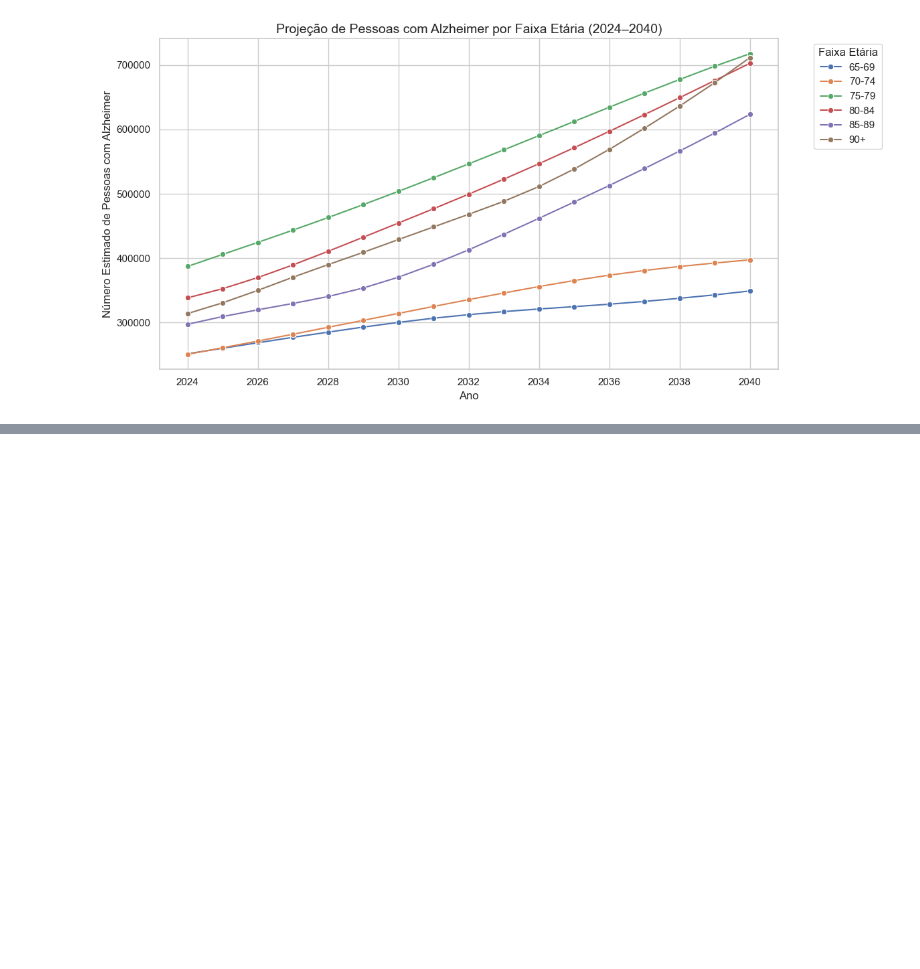
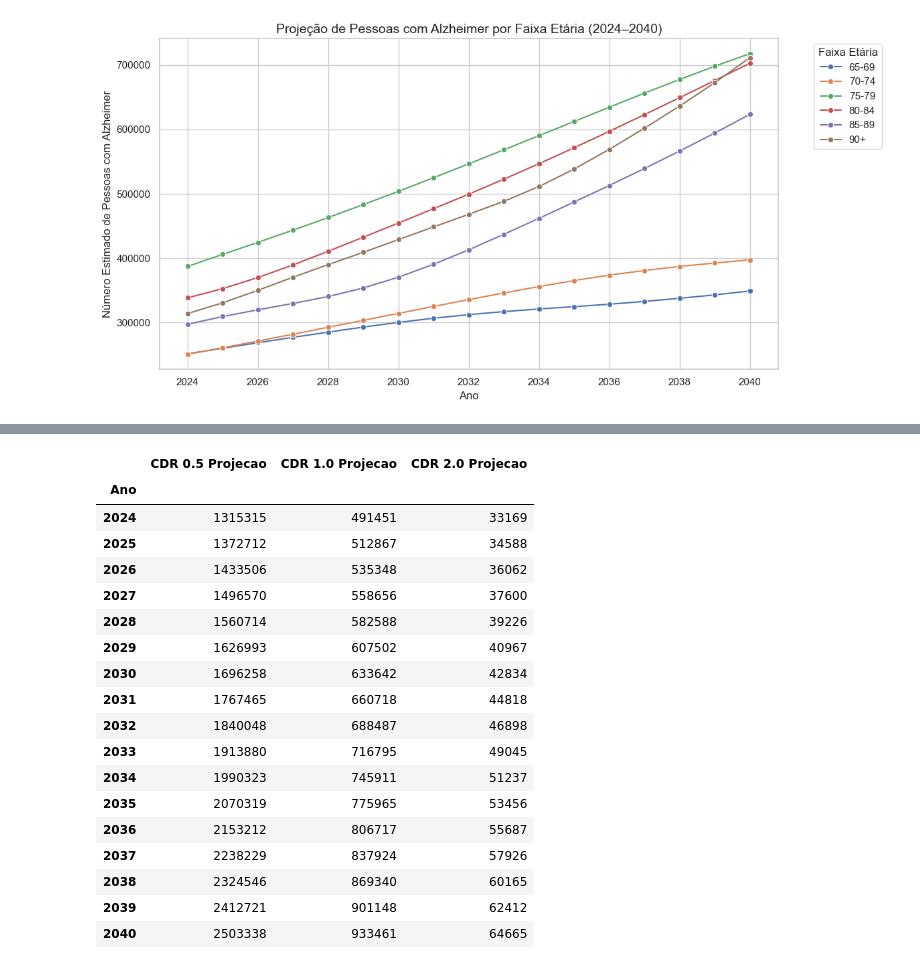
Before and after one commit to Joangopa/datascienceforneuro, a Jupyter notebook: simulacao.ipynb, the cells around one changed output, grey strips where cells are left out. Cells and saved outputs as stored; diff of their text form; code cells hidden in the pictures; blank space fills up the shorter version.

```diff
--- a/simulacao.ipynb
+++ b/simulacao.ipynb
@@ -166,0 +229,22 @@ plt.show()
+# %%
+df_agrupado
+# %% [output]
+|  | CDR 0.5 Projecao | CDR 1.0 Projecao | CDR 2.0 Projecao |
+| Ano |  |  |  |
+| 2024 | 1315315 | 491451 | 33169 |
+| 2025 | 1372712 | 512867 | 34588 |
+| 2026 | 1433506 | 535348 | 36062 |
+| 2027 | 1496570 | 558656 | 37600 |
+| 2028 | 1560714 | 582588 | 39226 |
+| 2029 | 1626993 | 607502 | 40967 |
+| 2030 | 1696258 | 633642 | 42834 |
+| 2031 | 1767465 | 660718 | 44818 |
+| 2032 | 1840048 | 688487 | 46898 |
+| 2033 | 1913880 | 716795 | 49045 |
+| 2034 | 1990323 | 745911 | 51237 |
+| 2035 | 2070319 | 775965 | 53456 |
+| 2036 | 2153212 | 806717 | 55687 |
+| 2037 | 2238229 | 837924 | 57926 |
+| 2038 | 2324546 | 869340 | 60165 |
+| 2039 | 2412721 | 901148 | 62412 |
+| 2040 | 2503338 | 933461 | 64665 |
```
Also changed, not shown: parts of 12 cells of this notebook, 5 other files.
